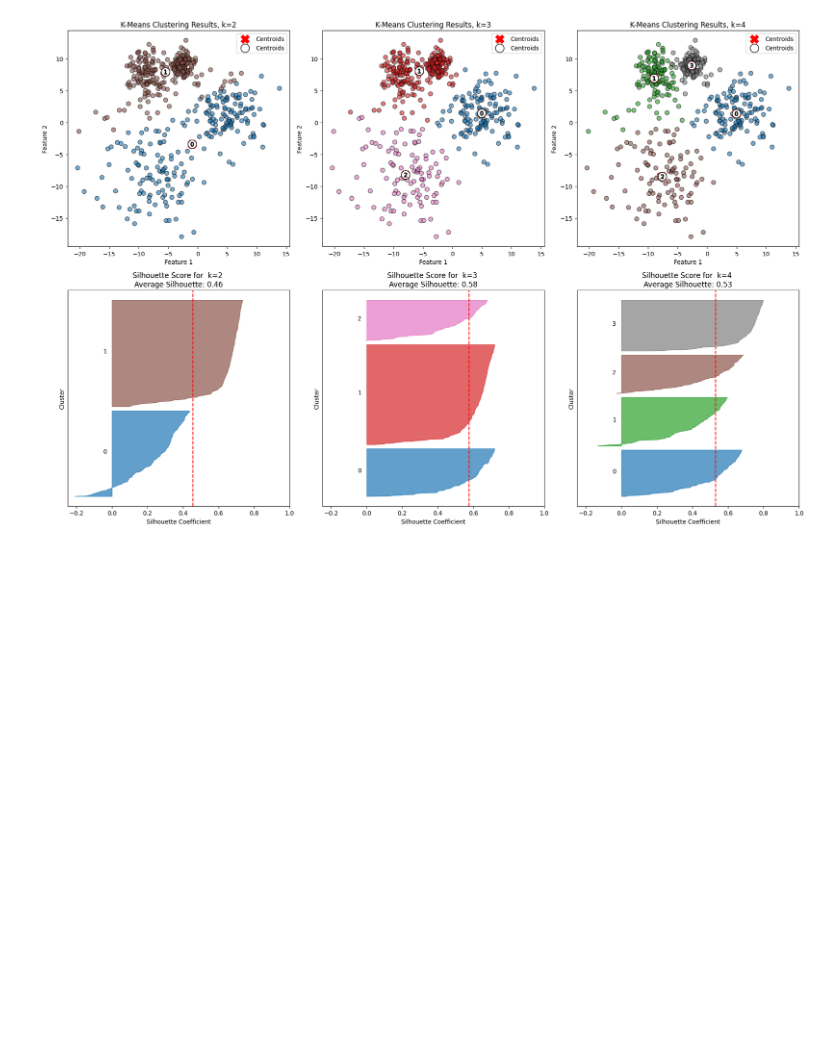
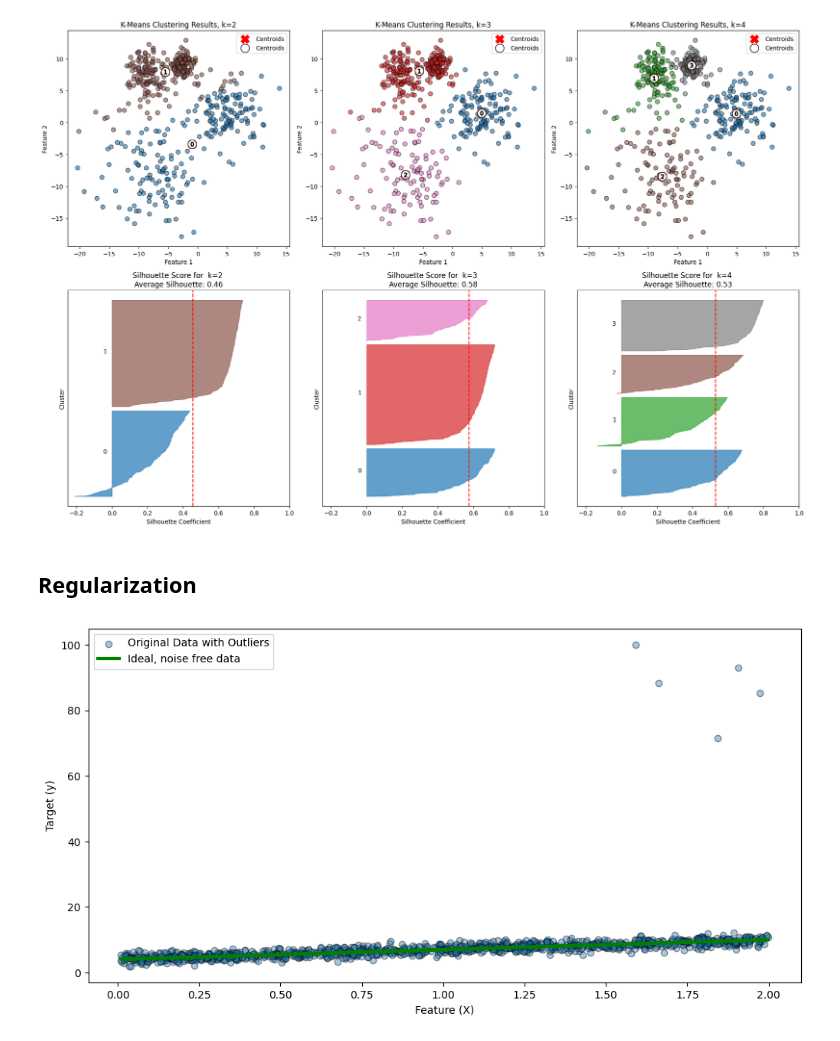
Before and after one commit to ElsonFilho/Python-Machine-Learning-Complete-Guide, a Jupyter notebook: notebooks/Model_Evaluation_Validation.ipynb, the cells around one changed output. Saved outputs shown, nothing was run; the diff lists cells and outputs as text; code cells hidden in the pictures; blank space fills up the shorter version.

```diff
--- a/notebooks/Model_Evaluation_Validation.ipynb
+++ b/notebooks/Model_Evaluation_Validation.ipynb
@@ -672,3 +672,5 @@ plt.tight_layout()  # Adjust spacing between plots
 plt.show()
 # %% [output]
 [figure]
+# %% [markdown]
+## Regularization
@@ -674,0 +704,38 @@ plt.show()
+# %%
+# Generate Synthetic Data
+
+# Generate synthetic data
+noise=1
+np.random.seed(42)
+X = 2 * np.random.rand(1000, 1)
+y = 4 + 3 * X + noise*np.random.randn(1000, 1)  # Linear relationship with some noise
+y_ideal =  4 + 3 * X
+# Specify the portion of the dataset to add outliers (e.g., the last 20%)
+y_outlier = pd.Series(y.reshape(-1).copy())
+
+# Identify indices where the feature variable X is greater than a certain threshold
+threshold = 1.5  # Example threshold to add outliers for larger feature values
+outlier_indices = np.where(X.flatten() > threshold)[0]
+
+# Add outliers at random locations within the specified portion
+num_outliers = 5  # Number of outliers to add
+selected_indices = np.random.choice(outlier_indices, num_outliers, replace=False)
+
+# Modify the target values at these indices to create outliers (add significant noise)
+y_outlier[selected_indices] += np.random.uniform(50, 100, num_outliers)
+# %%
+# Plot the data with outliers and the ideal fit line
+
+plt.figure(figsize=(12, 6))
+
+# Scatter plot of the original data with outliers
+plt.scatter(X, y_outlier, alpha=0.4,ec='k', label='Original Data with Outliers')
+plt.plot(X, y_ideal,  linewidth=3, color='g',label='Ideal, noise free data')
+
+plt.xlabel('Feature (X)')
+plt.ylabel('Target (y)')
+plt.title('')
+plt.legend()
+plt.show()
+# %% [output]
+[figure, added]
```
Also changed, not shown: parts of 7 cells of this notebook.
